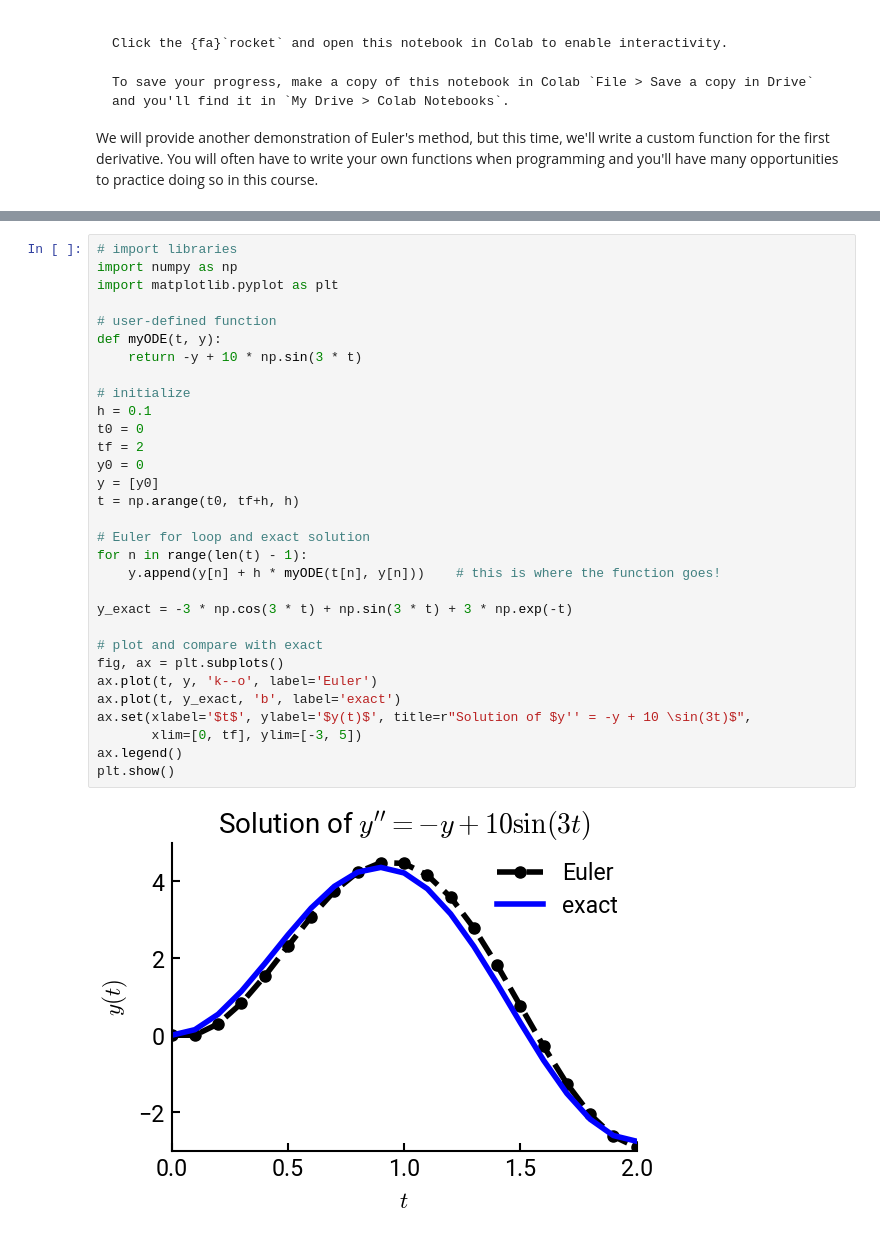
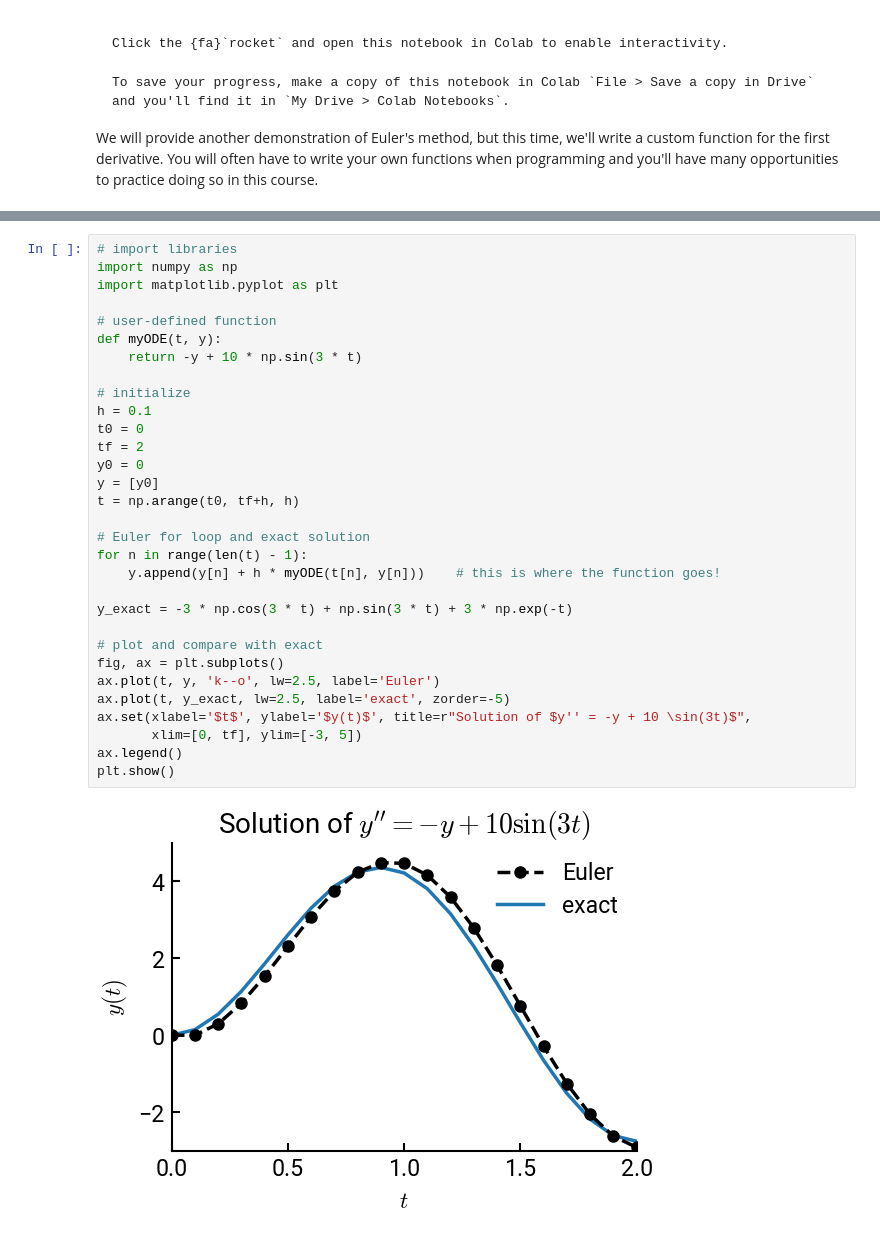
Before and after one commit to enze-chen/cme102-python, a Jupyter notebook: workbook/11-2_user_functions_demo.ipynb, the cells around one changed output, grey strips where cells are left out. Cells and saved outputs as stored; diff of their text form.

```diff
--- a/workbook/11-2_user_functions_demo.ipynb
+++ b/workbook/11-2_user_functions_demo.ipynb
@@ -51,33 +51,33 @@ Once the ODE function is written, we can call it in the loop.
 # %%
 # import libraries
 import numpy as np
 import matplotlib.pyplot as plt
 
 # user-defined function
 def myODE(t, y):
     return -y + 10 * np.sin(3 * t)
 
 # initialize
 h = 0.1
 t0 = 0
 tf = 2
 y0 = 0
 y = [y0]
 t = np.arange(t0, tf+h, h)
 
 # Euler for loop and exact solution
 for n in range(len(t) - 1):
     y.append(y[n] + h * myODE(t[n], y[n]))    # this is where the function goes!
 
 y_exact = -3 * np.cos(3 * t) + np.sin(3 * t) + 3 * np.exp(-t)
 
 # plot and compare with exact
 fig, ax = plt.subplots()
-ax.plot(t, y, 'k--o', label='Euler')
-ax.plot(t, y_exact, 'b', label='exact')
+ax.plot(t, y, 'k--o', lw=2.5, label='Euler')
+ax.plot(t, y_exact, lw=2.5, label='exact', zorder=-5)
 ax.set(xlabel='$t$', ylabel='$y(t)$', title=r"Solution of $y'' = -y + 10 \sin(3t)$",
        xlim=[0, tf], ylim=[-3, 5])
 ax.legend()
 plt.show()
 # %% [output]
-[figure, old version]
+[figure, new version]
```
Also changed, not shown: parts of 2 cells of this notebook, 10 other files.
